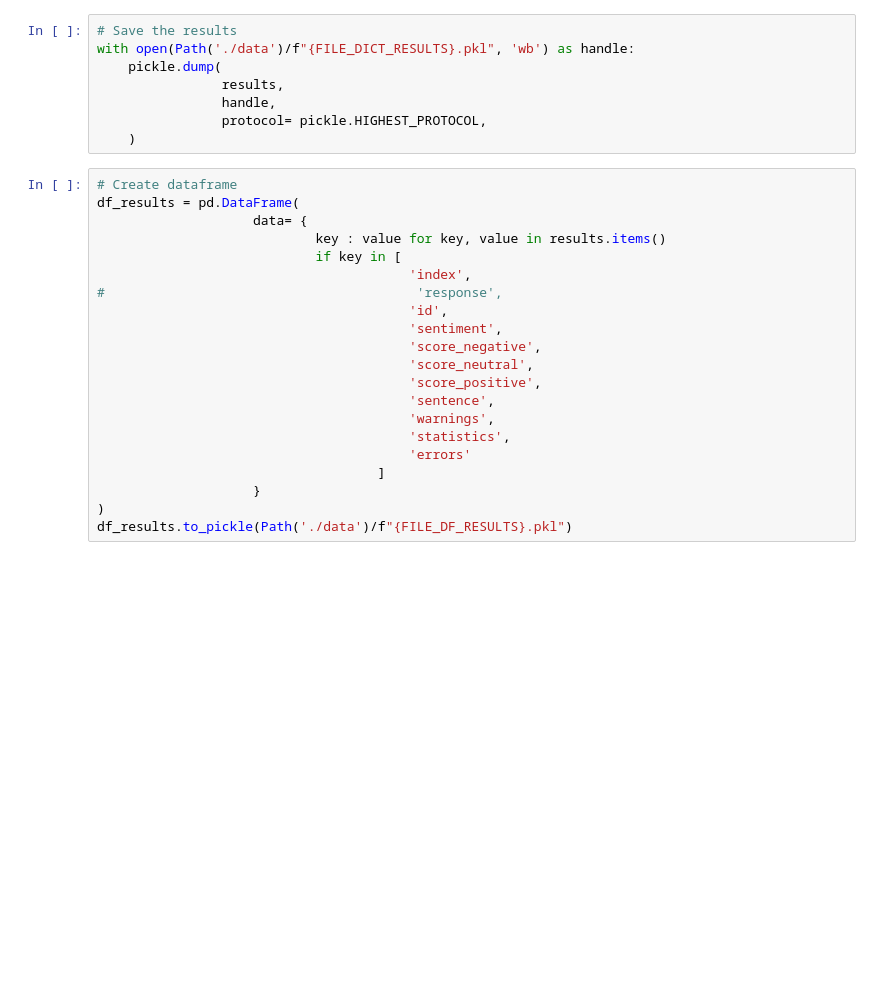
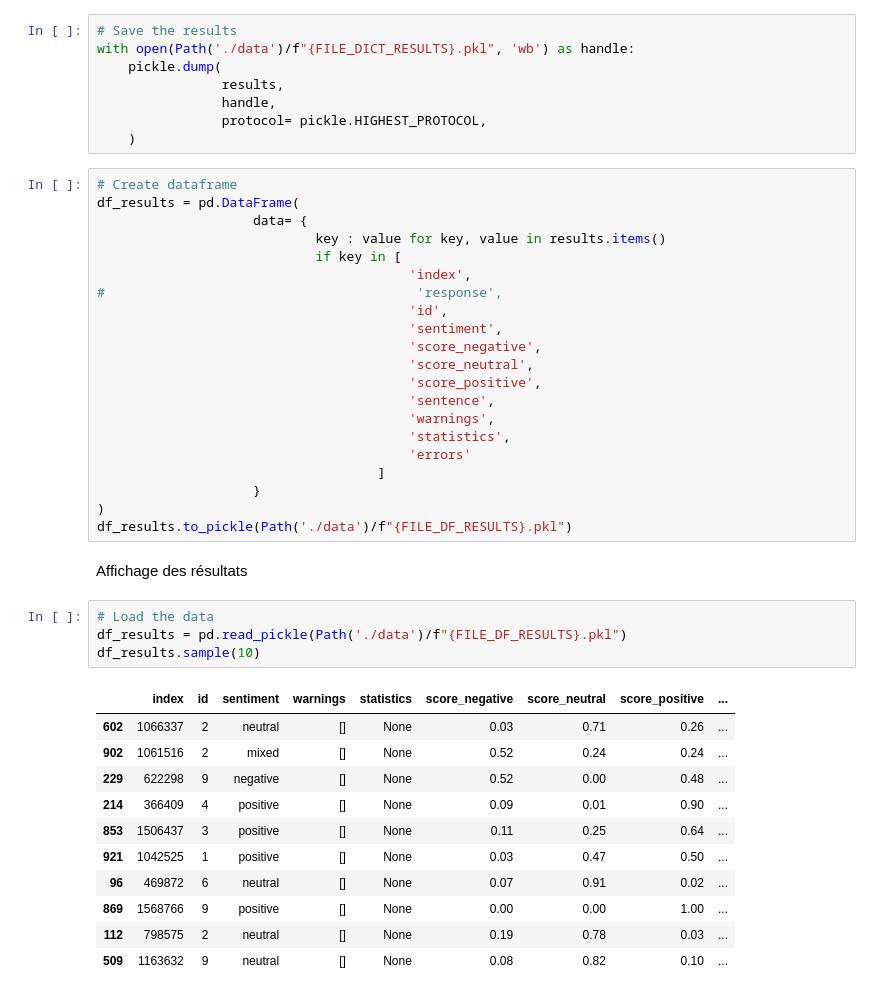
Before and after one commit to Sfix/OC-P07, a Jupyter notebook: Collect data sur etagere.ipynb, the cells around one changed output. Drawn from its saved outputs; the diff is of its cells as text; blank space fills up the shorter version.

```diff
--- a/Collect data sur etagere.ipynb
+++ b/Collect data sur etagere.ipynb
@@ -219,3 +221,21 @@ df_results = pd.DataFrame(
                     }
 )
 df_results.to_pickle(Path('./data')/f"{FILE_DF_RESULTS}.pkl")
+# %% [markdown]
+Affichage des résultats
+# %%
+# Load the data
+df_results = pd.read_pickle(Path('./data')/f"{FILE_DF_RESULTS}.pkl")
+df_results.sample(10)
+# %% [output]
+|  | index | id | sentiment | warnings | statistics | score_negative | score_neutral | score_positive | ... |
+| 602 | 1066337 | 2 | neutral | [] | None | 0.03 | 0.71 | 0.26 | ... |
+| 902 | 1061516 | 2 | mixed | [] | None | 0.52 | 0.24 | 0.24 | ... |
+| 229 | 622298 | 9 | negative | [] | None | 0.52 | 0.00 | 0.48 | ... |
+| 214 | 366409 | 4 | positive | [] | None | 0.09 | 0.01 | 0.90 | ... |
+| 853 | 1506437 | 3 | positive | [] | None | 0.11 | 0.25 | 0.64 | ... |
+| 921 | 1042525 | 1 | positive | [] | None | 0.03 | 0.47 | 0.50 | ... |
+| 96 | 469872 | 6 | neutral | [] | None | 0.07 | 0.91 | 0.02 | ... |
+| 869 | 1568766 | 9 | positive | [] | None | 0.00 | 0.00 | 1.00 | ... |
+| 112 | 798575 | 2 | neutral | [] | None | 0.19 | 0.78 | 0.03 | ... |
+| 509 | 1163632 | 9 | neutral | [] | None | 0.08 | 0.82 | 0.10 | ... |
```
Also changed, not shown: parts of 7 cells of this notebook, 10 other files.
